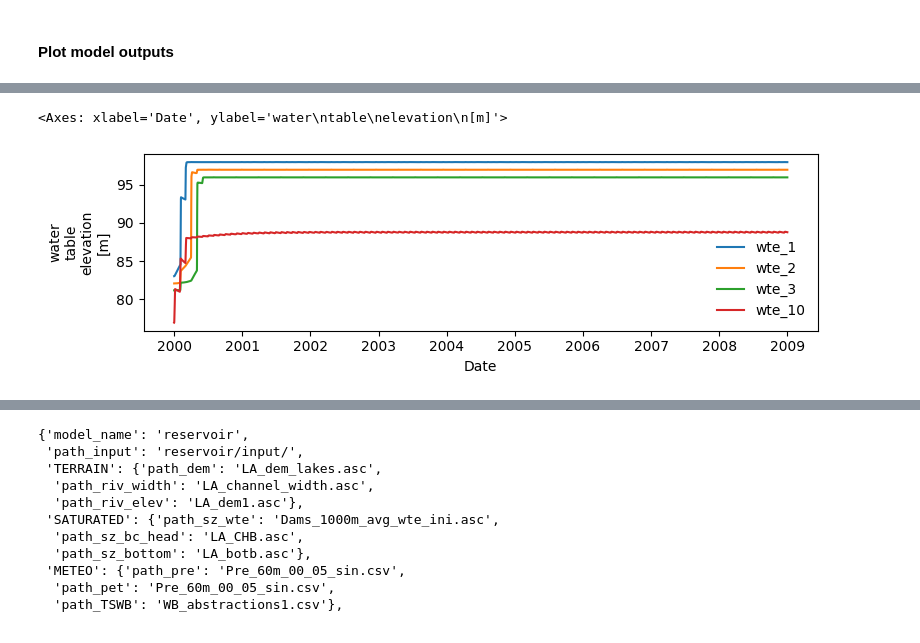
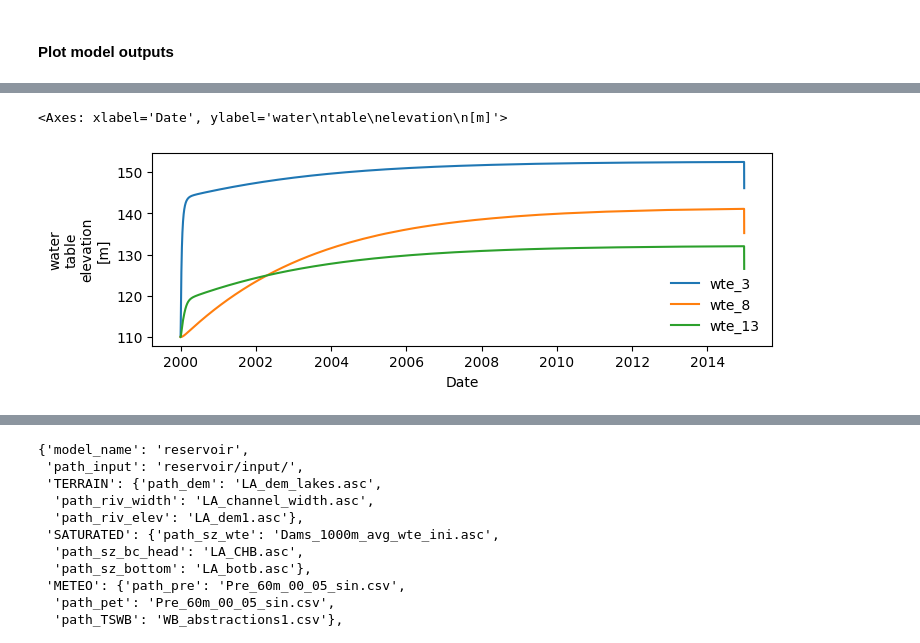
Before and after one commit to AndresQuichimbo/CUWALID-tutorials, a Jupyter notebook: Training/DRYP/intro_modelling/03_DRYP_test_models_lakes.ipynb, the cells around one changed output, grey strips where cells are left out. Saved outputs shown, nothing was run; the diff lists cells and outputs as text; code cells hidden in the pictures.

```diff
--- a/Training/DRYP/intro_modelling/03_DRYP_test_models_lakes.ipynb
+++ b/Training/DRYP/intro_modelling/03_DRYP_test_models_lakes.ipynb
@@ -125,6 +126,7 @@ Download example models and and specify the path of the folder containing all mo
 # %%
 global_path = "C:/Users/km19051/OneDrive - University of Bristol/Documents/GitHub/ilrt/CUWALID-Example/Examples/DRYP"
 global_path = "C:/Users/km19051/OneDrive - University of Bristol/Documents/testing"
+global_path = "/home/c1755103/testcuwalid"
 # %% [markdown]
 ## 2-D groundwater model
 # %% [markdown]
@@ -307,6 +312,7 @@ You can include in the model large water bodies that interact with groundwater.
 # get path of model parameter setting file
 path_input = os.path.join(global_path, "vlake1d/vLA_input.json")
 path_input = os.path.join(global_path, "reservoir/LA_input_riv.json")
+path_input = os.path.join(global_path, "lake/lks_input.json")
 # %%
 # function to read a model parameter setting file as a dictionary
 path_paramters = plotcwld.read_json_file(path_input)
@@ -323,8 +334,10 @@ TypeError: plot_avg_var() got an unexpected keyword argument 'date_start'
 # %%
 # call the function to plot point values at locations specified in the model parameter file
 plotcwld.plot_point_var(os.path.join(global_path, path_outputs.path_csv["point"]["wte"]),
-                        fields=["wte_1", "wte_2", "wte_3", "wte_10"],
-                        delta_t="1H")
+                        fields=["wte_3", "wte_8", "wte_13"],# "wte_10"],
+                        delta_t="1D",
+                        #date_start="2000-01-01", date_end="2006-12-11"
+                        )
 # %% [output]
 <Axes: xlabel='Date', ylabel='water\ntable\nelevation\n[m]'>
-[figure, old version]
+[figure, new version]
```
Also changed, not shown: parts of 51 cells of this notebook.
